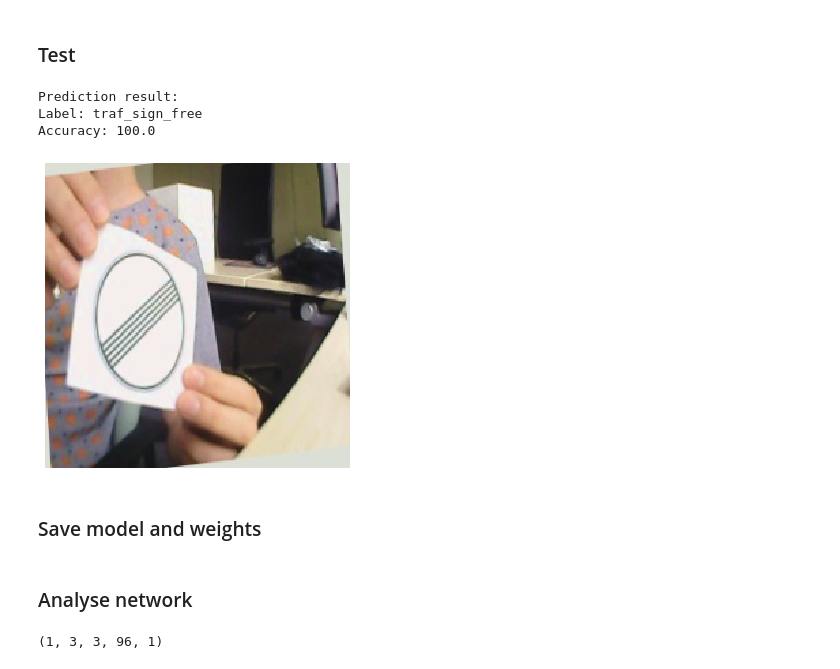
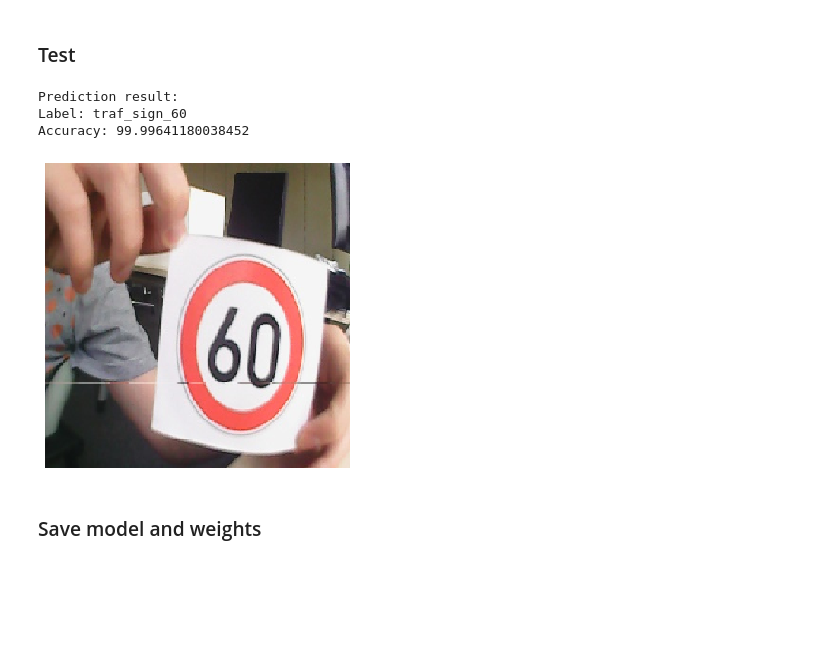
Before and after one commit to nesvera/mobilenet_classification_lecture, a Jupyter notebook: train.ipynb, the cells around one changed output. Drawn from its saved outputs; the diff is of its cells as text; code cells hidden in the pictures; blank space fills up the shorter version.

```diff
--- a/train.ipynb
+++ b/train.ipynb
@@ -40,23 +40,21 @@ https://arxiv.org/abs/1704.04861
 MobileNetV2: Inverted Residuals and Linear Bottlenecks
 http://openaccess.thecvf.com/content_cvpr_2018/html/Sandler_MobileNetV2_Inverted_Residuals_CVPR_2018_paper.html
 # %%
-output_model_path = "/home/feaf-seat-1/Documents/nesvera/lecture/mobilenets/model"
+output_model_path = "./model"
 
 input_image_size = 224
 mobiletnet_alpha = 0.5
 
-batch_size = 32
+batch_size = 16
 
 classes = ['background',
-           'chicken',
-           'pedestrian',
            'traf_sign_60',
            'traf_sign_free',
            'traf_sign_stop']
 
 # Path for train and validation datasets
-dataset_train_path = "/home/feaf-seat-1/Documents/nesvera/lecture/dataset/ready_dataset/train"
-dataset_valid_path = "/home/feaf-seat-1/Documents/nesvera/lecture/dataset/ready_dataset/validation"
+dataset_train_path = "./dataset/train"
+dataset_validation_path = "./dataset/validation"
 # %% [markdown]
 ### Functions declaration
 
@@ -176,21 +147,20 @@ ________________________________________________________________________________
 # %% [markdown]
 ### Load datasets
 # %%
-#train_batches = ImageDataGenerator().flow_from_directory(dataset_train_path, target_size=(224,224), classes=classes, batch_size=batch_size_train
 train_batches = image.ImageDataGenerator().flow_from_directory(dataset_train_path,
                                                                target_size=(224,224),
                                                                batch_size=batch_size,
                                                                classes=classes)
 
-validation_batches = image.ImageDataGenerator().flow_from_directory(dataset_train_path,
+validation_batches = image.ImageDataGenerator().flow_from_directory(dataset_validation_path,
                                                                     target_size=(224,224),
                                                                     batch_size=batch_size,
                                                                     classes=classes)
 
+# number of samples used in an epoch = batch_size * steps_per_epochs
 step_size = train_batches.n//train_batches.batch_size
-print(step_size)
 
-print("Batch size: " + str(batch_size))
+print("\nBatch size: " + str(batch_size))
 print("Step size: " + str(step_size))
 
 print("\nClasses: ")
@@ -234,18 +202,10 @@ metrics = ['accuracy']
 
 model.compile(optimizer, loss=loss, metrics=metrics)
 # %%
-epochs = 10
-
-# number of samples used in an epoch = batch_size * steps_per_epochs
+epochs = 2
 
 model.fit_generator(train_batches, steps_per_epoch=step_size,
                     validation_data=validation_batches, validation_steps=step_size,
                     epochs=epochs,
                     verbose=1)
-
-'''
-model.fit_generator(train_batches, steps_per_epoch=4,
-                    epochs=epochs,
-                    verbose=1)
-'''
 # %% [output]
@@ -273,23 +217,24 @@ Epoch 10/10
 # %% [markdown]
 ### Test
 # %%
+images, labels = next(validation_batches)
 test_image = random.choice(images)
 test_image = np.reshape(test_image, (-1, test_image.shape[0], test_image.shape[1], test_image.shape[2]))
 
 predictions = model.predict(test_image)
 
 pred_max_value = np.max(predictions)
 pred_max_index = np.argmax(predictions)
 
 plot_images(test_image)
 print('Prediction result: ')
 print('Label: ' + str(classes[pred_max_index]))
 print('Accuracy: ' + str(pred_max_value*100))
 # %% [output]
 Prediction result:
-Label: traf_sign_free
-Accuracy: 100.0
+Label: traf_sign_60
+Accuracy: 99.99641180038452
-[figure, old version]
+[figure, new version]
 # %% [markdown]
 ### Save model and weights
 # %%
@@ -297,16 +242 @@ output_model_h5 = output_model_path + "/mobilenet_0-5_10e_20-08-19_16-08.h5"
 model.save(output_model_h5)
-# %% [markdown]
-### Analyse network
-# %%
-'''
-for i, layer in enumerate(model.layers):
-    #weights = layer.get_weights() # list of numpy arrays
-    weights = np.array(layer.get_weights())
-    print(i, weights.shape)
-    input()
-'''
-
-weights = np.array(model.layers[40].get_weights())
-print(weights.shape)
-# %% [output]
-(1, 3, 3, 96, 1)
```
Also changed, not shown: parts of 10 cells of this notebook.
